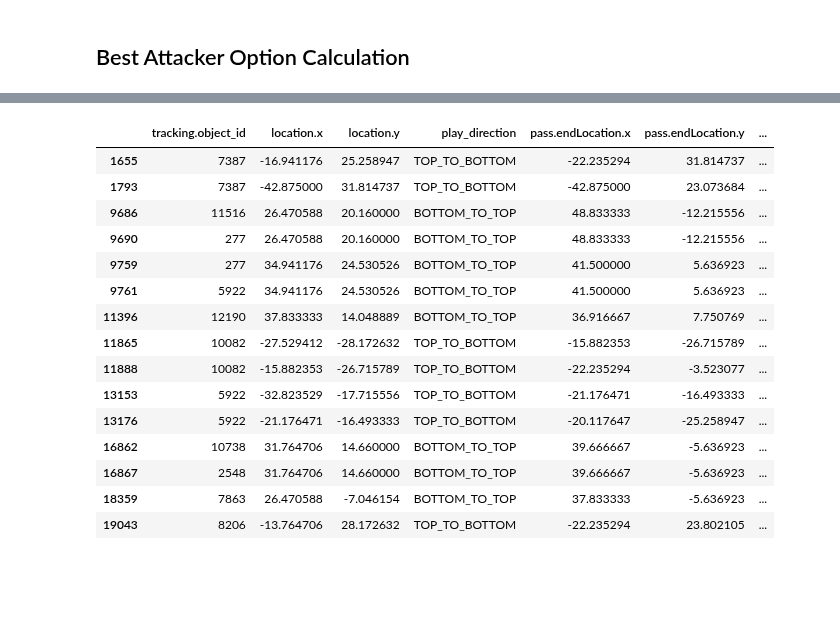
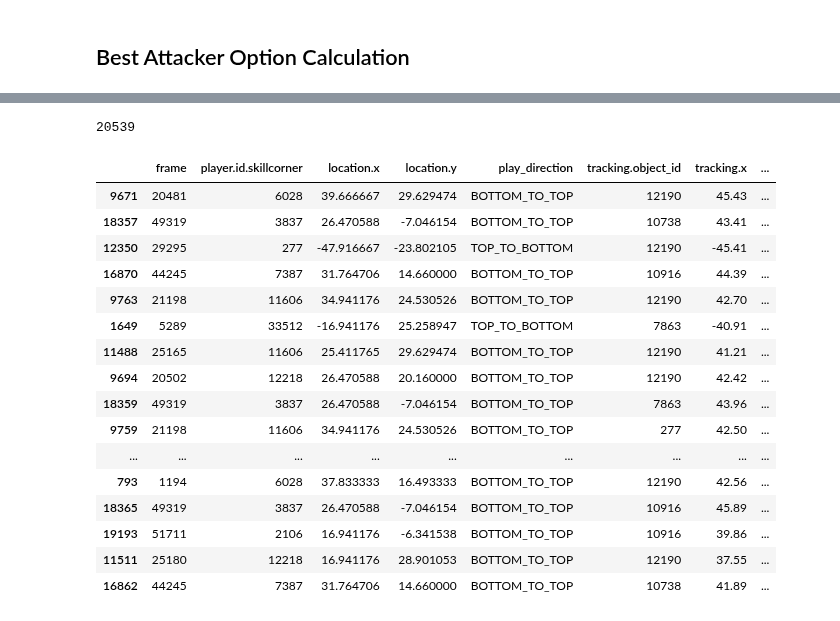
Before and after one commit to ariskoutris/defensive-passing-networks, a Jupyter notebook: src/notebooks/xt_check.ipynb, the cells around one changed output, grey strips where cells are left out. Saved outputs shown, nothing was run; the diff lists cells and outputs as text; code cells hidden in the pictures; blank space fills up the shorter version.

```diff
--- a/src/notebooks/xt_check.ipynb
+++ b/src/notebooks/xt_check.ipynb
@@ -359,24 +317,29 @@ pot.iloc[46:69]
-# %%
-pot[pot['potential_dxt'] > 0.04]
-# %% [output]
-|  | tracking.object_id | location.x | location.y | play_direction | pass.endLocation.x | pass.endLocation.y | ... |
-| 1655 | 7387 | -16.941176 | 25.258947 | TOP_TO_BOTTOM | -22.235294 | 31.814737 | ... |
-| 1793 | 7387 | -42.875000 | 31.814737 | TOP_TO_BOTTOM | -42.875000 | 23.073684 | ... |
-| 9686 | 11516 | 26.470588 | 20.160000 | BOTTOM_TO_TOP | 48.833333 | -12.215556 | ... |
-| 9690 | 277 | 26.470588 | 20.160000 | BOTTOM_TO_TOP | 48.833333 | -12.215556 | ... |
-| 9759 | 277 | 34.941176 | 24.530526 | BOTTOM_TO_TOP | 41.500000 | 5.636923 | ... |
-| 9761 | 5922 | 34.941176 | 24.530526 | BOTTOM_TO_TOP | 41.500000 | 5.636923 | ... |
-| 11396 | 12190 | 37.833333 | 14.048889 | BOTTOM_TO_TOP | 36.916667 | 7.750769 | ... |
-| 11865 | 10082 | -27.529412 | -28.172632 | TOP_TO_BOTTOM | -15.882353 | -26.715789 | ... |
-| 11888 | 10082 | -15.882353 | -26.715789 | TOP_TO_BOTTOM | -22.235294 | -3.523077 | ... |
-| 13153 | 5922 | -32.823529 | -17.715556 | TOP_TO_BOTTOM | -21.176471 | -16.493333 | ... |
-| 13176 | 5922 | -21.176471 | -16.493333 | TOP_TO_BOTTOM | -20.117647 | -25.258947 | ... |
-| 16862 | 10738 | 31.764706 | 14.660000 | BOTTOM_TO_TOP | 39.666667 | -5.636923 | ... |
-| 16867 | 2548 | 31.764706 | 14.660000 | BOTTOM_TO_TOP | 39.666667 | -5.636923 | ... |
-| 18359 | 7863 | 26.470588 | -7.046154 | BOTTOM_TO_TOP | 37.833333 | -5.636923 | ... |
-| 19043 | 8206 | -13.764706 | 28.172632 | TOP_TO_BOTTOM | -22.235294 | 23.802105 | ... |
+# %%
+len(passes)
+# %% [output]
+20539
 # %%
 passes_table = passes[['frame', 'player.id.skillcorner', 'location.x', 'location.y', 'play_direction', 'tracking.object_id', 'tracking.x', 'tracking.y', 'tracking.is_teammate', 'tracking.is_self', 'potential_dxt']]
+# %%
+passes_table.sort_values(by = 'potential_dxt', ascending=False).head(20)
+# %% [output]
+|  | frame | player.id.skillcorner | location.x | location.y | play_direction | tracking.object_id | tracking.x | ... |
+| 9671 | 20481 | 6028 | 39.666667 | 29.629474 | BOTTOM_TO_TOP | 12190 | 45.43 | ... |
+| 18357 | 49319 | 3837 | 26.470588 | -7.046154 | BOTTOM_TO_TOP | 10738 | 43.41 | ... |
+| 12350 | 29295 | 277 | -47.916667 | -23.802105 | TOP_TO_BOTTOM | 12190 | -45.41 | ... |
+| 16870 | 44245 | 7387 | 31.764706 | 14.660000 | BOTTOM_TO_TOP | 10916 | 44.39 | ... |
+| 9763 | 21198 | 11606 | 34.941176 | 24.530526 | BOTTOM_TO_TOP | 12190 | 42.70 | ... |
+| 1649 | 5289 | 33512 | -16.941176 | 25.258947 | TOP_TO_BOTTOM | 7863 | -40.91 | ... |
+| 11488 | 25165 | 11606 | 25.411765 | 29.629474 | BOTTOM_TO_TOP | 12190 | 41.21 | ... |
+| 9694 | 20502 | 12218 | 26.470588 | 20.160000 | BOTTOM_TO_TOP | 12190 | 42.42 | ... |
+| 18359 | 49319 | 3837 | 26.470588 | -7.046154 | BOTTOM_TO_TOP | 7863 | 43.96 | ... |
+| 9759 | 21198 | 11606 | 34.941176 | 24.530526 | BOTTOM_TO_TOP | 277 | 42.50 | ... |
+| ... | ... | ... | ... | ... | ... | ... | ... | ... |
+| 793 | 1194 | 6028 | 37.833333 | 16.493333 | BOTTOM_TO_TOP | 12190 | 42.56 | ... |
+| 18365 | 49319 | 3837 | 26.470588 | -7.046154 | BOTTOM_TO_TOP | 10916 | 45.89 | ... |
+| 19193 | 51711 | 2106 | 16.941176 | -6.341538 | BOTTOM_TO_TOP | 10916 | 39.86 | ... |
+| 11511 | 25180 | 12218 | 16.941176 | 28.901053 | BOTTOM_TO_TOP | 12190 | 37.55 | ... |
+| 16862 | 44245 | 7387 | 31.764706 | 14.660000 | BOTTOM_TO_TOP | 10738 | 41.89 | ... |
 # %%
 def generate_full_defender_dataset(data):
     full_rows = []
```
Also changed, not shown: parts of 30 cells of this notebook, 1 other file.
